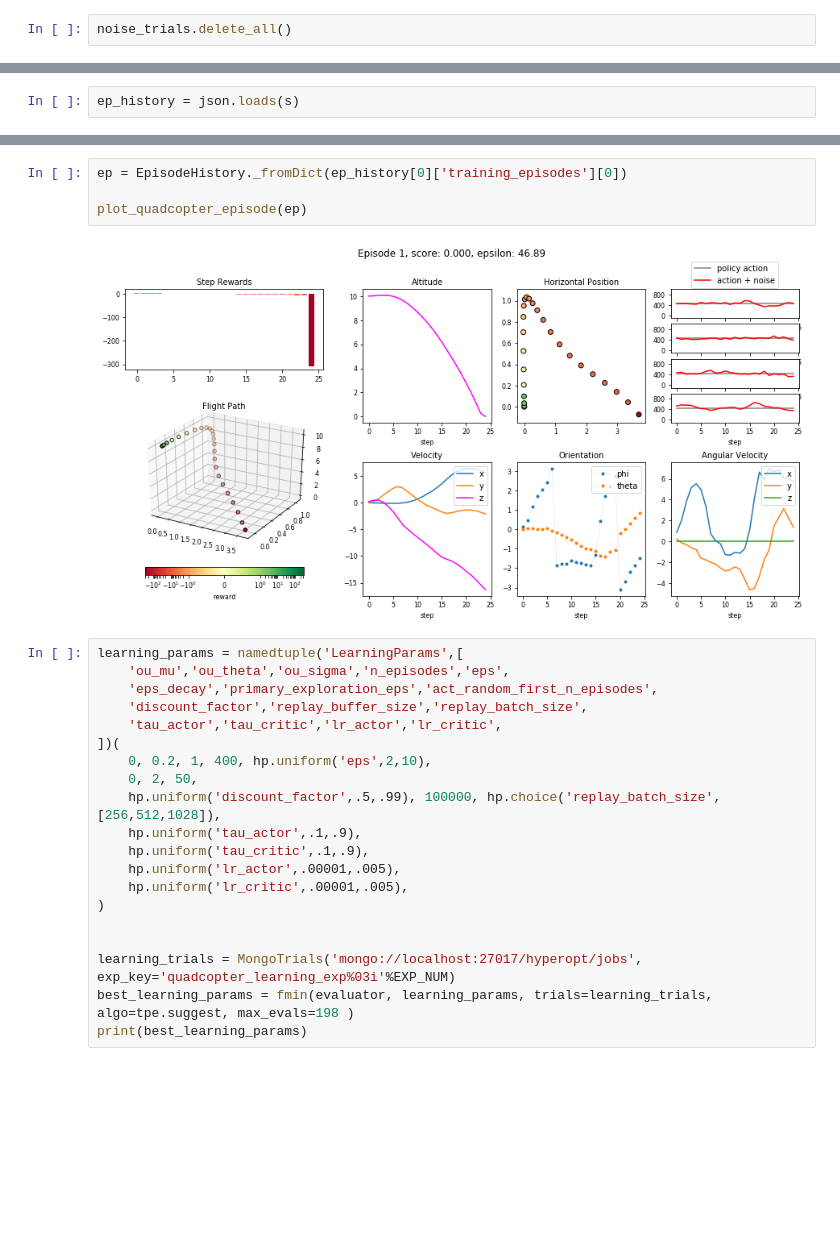
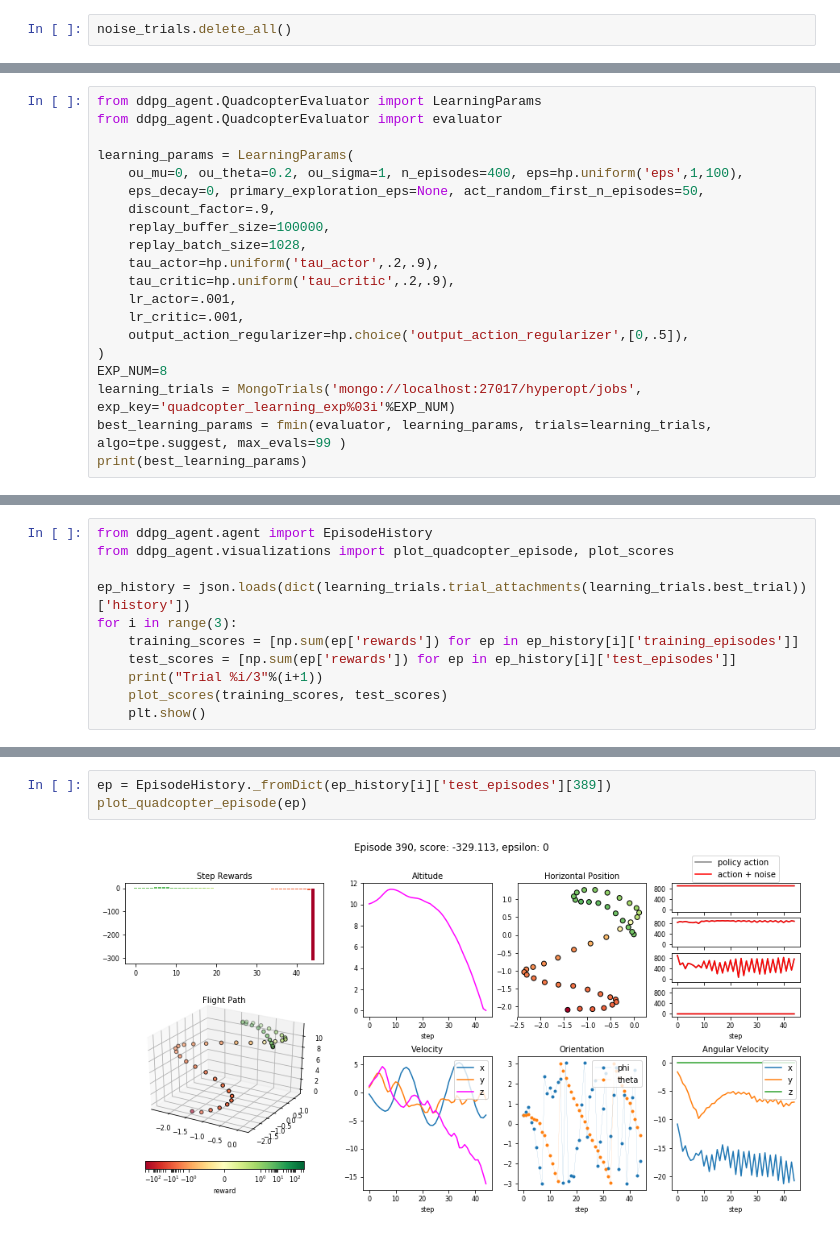
Before and after one commit to samhiatt/ddpg_agent, a Jupyter notebook: HyperoptParallel.ipynb, the cells around one changed output, grey strips where cells are left out. Saved outputs shown, nothing was run; the diff lists cells and outputs as text; blank space fills up the shorter version.

```diff
--- a/HyperoptParallel.ipynb
+++ b/HyperoptParallel.ipynb
@@ -43,2 +32,0 @@ b'[{"test_episodes": [], "training_episodes": [{"episode_idx": 1, "epsilon": 46.
-# %%
-ep_history = json.loads(s)
@@ -44,0 +57,20 @@ ep_history = json.loads(s)
+# %%
+from ddpg_agent.QuadcopterEvaluator import LearningParams
+from ddpg_agent.QuadcopterEvaluator import evaluator
+
+learning_params = LearningParams(
+    ou_mu=0, ou_theta=0.2, ou_sigma=1, n_episodes=400, eps=hp.uniform('eps',1,100),
+    eps_decay=0, primary_exploration_eps=None, act_random_first_n_episodes=50,
+    discount_factor=.9,
+    replay_buffer_size=100000,
+    replay_batch_size=1028,
+    tau_actor=hp.uniform('tau_actor',.2,.9),
+    tau_critic=hp.uniform('tau_critic',.2,.9),
+    lr_actor=.001,
+    lr_critic=.001,
+    output_action_regularizer=hp.choice('output_action_regularizer',[0,.5]),
+)
+EXP_NUM=8
+learning_trials = MongoTrials('mongo://localhost:27017/hyperopt/jobs', exp_key='quadcopter_learning_exp%03i'%EXP_NUM)
+best_learning_params = fmin(evaluator, learning_params, trials=learning_trials, algo=tpe.suggest, max_evals=99 )
+print(best_learning_params)
@@ -44,0 +81,11 @@ ep_history = json.loads(s)
+# %%
+from ddpg_agent.agent import EpisodeHistory
+from ddpg_agent.visualizations import plot_quadcopter_episode, plot_scores
+
+ep_history = json.loads(dict(learning_trials.trial_attachments(learning_trials.best_trial))['history'])
+for i in range(3):
+    training_scores = [np.sum(ep['rewards']) for ep in ep_history[i]['training_episodes']]
+    test_scores = [np.sum(ep['rewards']) for ep in ep_history[i]['test_episodes']]
+    print("Trial %i/3"%(i+1))
+    plot_scores(training_scores, test_scores)
+    plt.show()
@@ -45,26 +99,5 @@ ep_history = json.loads(s)
 # %%
-ep = EpisodeHistory._fromDict(ep_history[0]['training_episodes'][0])
-
+ep = EpisodeHistory._fromDict(ep_history[i]['test_episodes'][389])
 plot_quadcopter_episode(ep)
 # %% [output]
-[figure, old version]
+[figure, new version]
-# %%
-learning_params = namedtuple('LearningParams',[
-    'ou_mu','ou_theta','ou_sigma','n_episodes','eps',
-    'eps_decay','primary_exploration_eps','act_random_first_n_episodes',
-    'discount_factor','replay_buffer_size','replay_batch_size',
-    'tau_actor','tau_critic','lr_actor','lr_critic',
-])(
-    0, 0.2, 1, 400, hp.uniform('eps',2,10),
-    0, 2, 50,
-    hp.uniform('discount_factor',.5,.99), 100000, hp.choice('replay_batch_size',[256,512,1028]),
-    hp.uniform('tau_actor',.1,.9),
-    hp.uniform('tau_critic',.1,.9),
-    hp.uniform('lr_actor',.00001,.005),
-    hp.uniform('lr_critic',.00001,.005),
-)
-
-
-learning_trials = MongoTrials('mongo://localhost:27017/hyperopt/jobs', exp_key='quadcopter_learning_exp%03i'%EXP_NUM)
-best_learning_params = fmin(evaluator, learning_params, trials=learning_trials, algo=tpe.suggest, max_evals=198 )
-print(best_learning_params)
```
Also changed, not shown: parts of 6 cells of this notebook.
